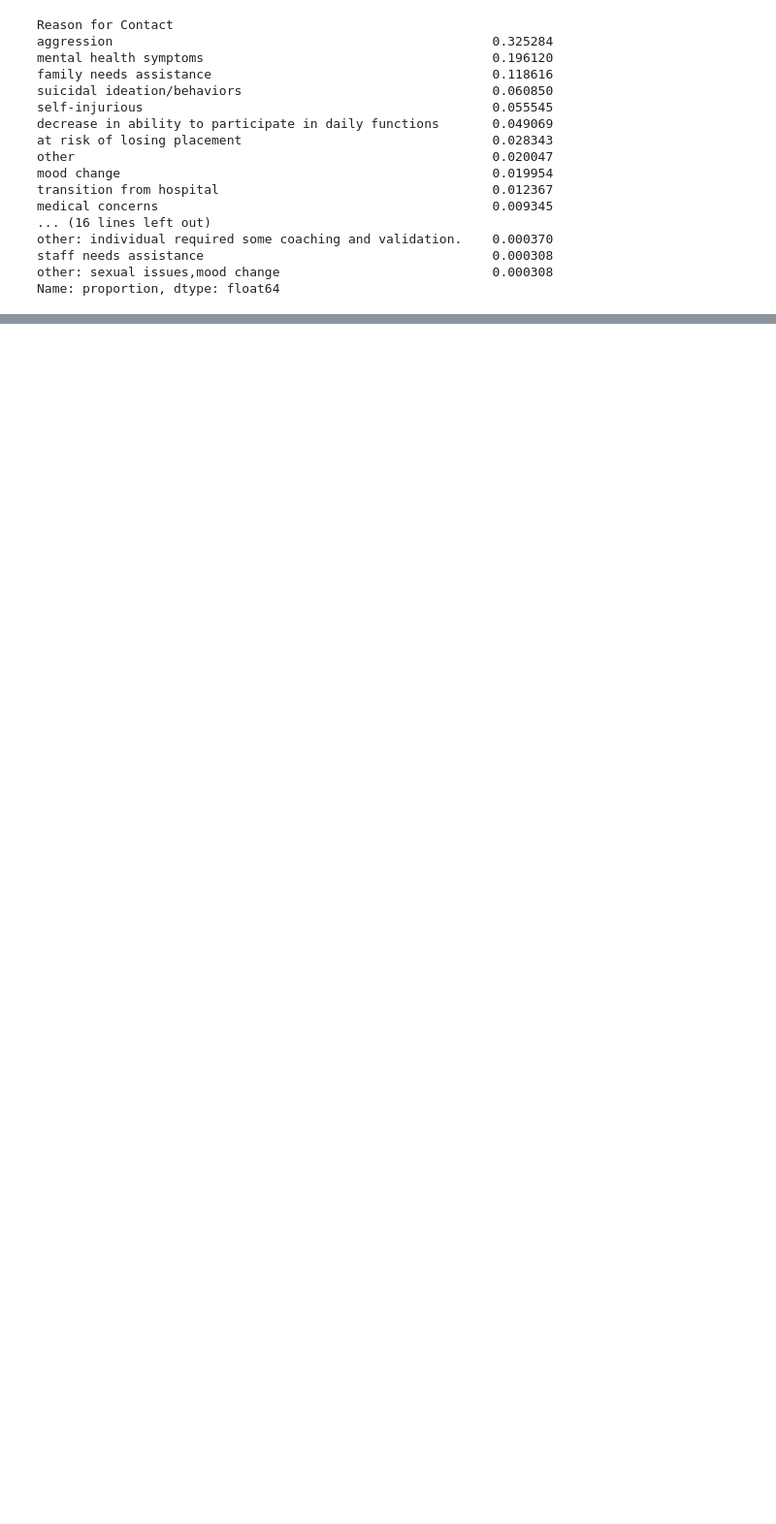
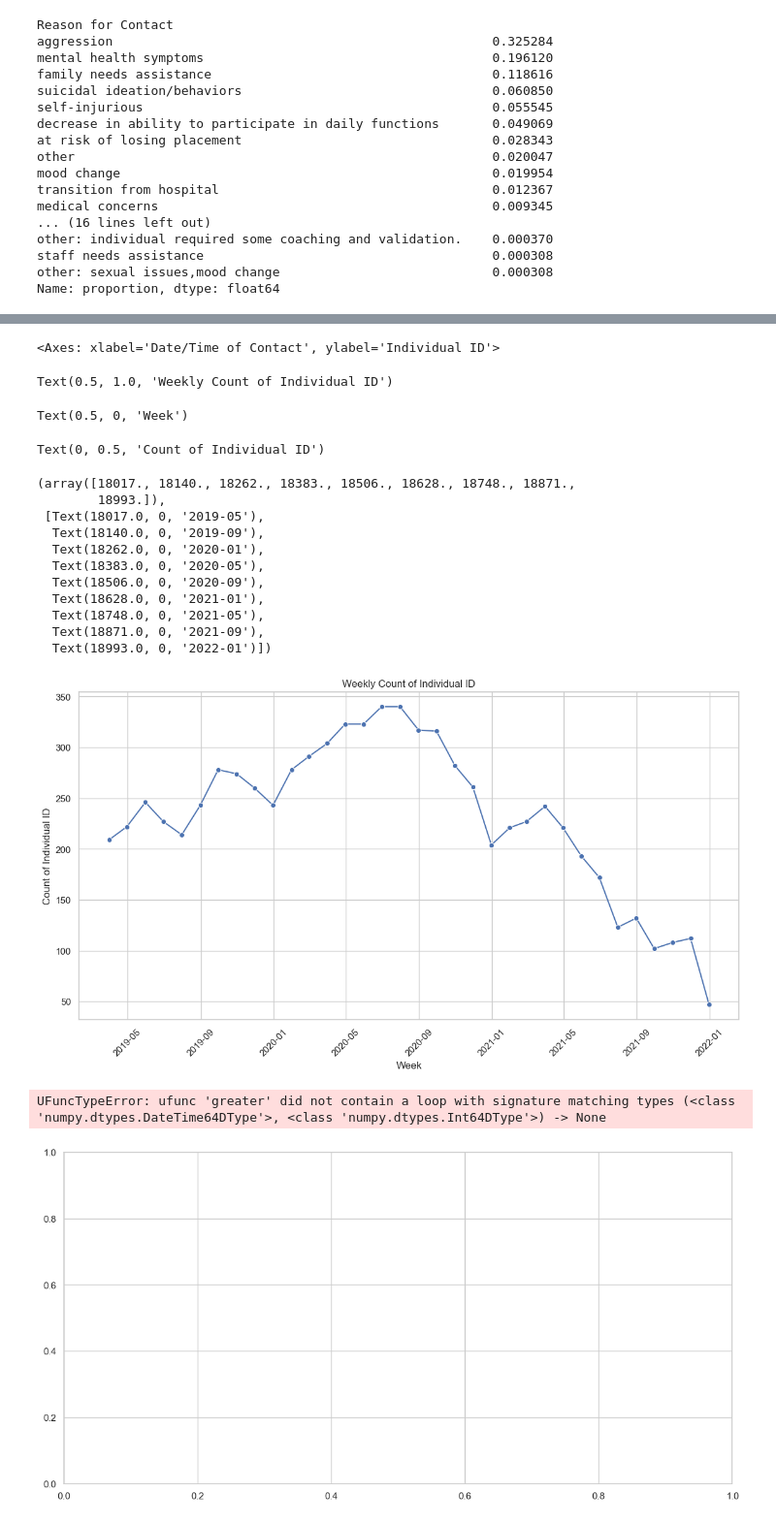
Before and after one commit to orenpk/QSS-20-Final-Project, a Jupyter notebook: code/Question3/question3_v1.ipynb, the cells around one changed output, grey strips where cells are left out. Shown at 97% size. Drawn from its saved outputs; the diff is of its cells as text; code cells hidden in the pictures; blank space fills up the shorter version.

Commit message:
clean reason for contact data and visualize

```diff
--- a/code/Question3/question3_v1.ipynb
+++ b/code/Question3/question3_v1.ipynb
@@ -103,4 +129,4 @@ df2 = df1_clean.apply(lambda row: pd.Series({
     **{f'is_{cat}': cat.lower() in row['Reason for Contact'].lower() for cat in categories}
 }), axis=1)
 # %%
-df2
+df2['is_other'] = df2['Reason for Contact'].apply(lambda x: True if 'other' in x.lower() else False)
@@ -146,0 +278,23 @@ SyntaxError: invalid syntax (2225691262.py, line 2)
+# %%
+# Normalize each 'is_...' column by 'Individual ID' counts
+cols_to_normalize = weekly_grouped.columns[2:]  # Assuming columns to normalize are from the 3rd column onwards
+
+weekly_grouped[cols_to_normalize] = weekly_grouped[cols_to_normalize].div(weekly_grouped['Individual ID'], axis=0)
+
+# Set the style
+sns.set(style="whitegrid")
+
+# Plot multiple line graphs
+plt.figure(figsize=(14, 7))
+
+# Plot each categorical column
+for column in cols_to_normalize:
+    sns.lineplot(x='Date/Time of Contact', y=column, data=weekly_grouped, marker='o', label=column)
+
+plt.title('Weekly Proportion of Categorical Events')
+plt.xlabel('Week')
+plt.ylabel('Proportion')
+plt.xticks(rotation=45)
+plt.legend(loc='upper left', bbox_to_anchor=(1, 1), title='Events')
+plt.tight_layout()
+plt.show()
@@ -146,0 +315,21 @@ SyntaxError: invalid syntax (2225691262.py, line 2)
+# %%
+plt.figure(figsize=(14, 7))
+sns.lineplot(x='Date/Time of Contact', y='Individual ID', data=weekly_grouped, marker='o')
+plt.title('Weekly Count of Individual ID')
+plt.xlabel('Week')
+plt.ylabel('Count of Individual ID')
+plt.xticks(rotation=45)
+plt.show()
+
+# Stacked bar chart for categorical data
+df_cat = weekly_grouped.drop(columns='Individual ID')
+
+ax = df_cat.plot(kind='bar', stacked=True, figsize=(14, 7), colormap='tab20')
+plt.title('Weekly Sum of Categorical Events')
+plt.xlabel('Week')
+plt.ylabel('Count')
+plt.xticks(rotation=45)
+plt.legend(loc='upper left', bbox_to_anchor=(1, 1), title='Events')
+plt.tight_layout()
+plt.show()
+# %% [output]
@@ -146,0 +337,18 @@ SyntaxError: invalid syntax (2225691262.py, line 2)
+<Axes: xlabel='Date/Time of Contact', ylabel='Individual ID'>
+Text(0.5, 1.0, 'Weekly Count of Individual ID')
+Text(0.5, 0, 'Week')
+Text(0, 0.5, 'Count of Individual ID')
+(array([18017., 18140., 18262., 18383., 18506., 18628., 18748., 18871.,
+        18993.]),
+ [Text(18017.0, 0, '2019-05'),
+  Text(18140.0, 0, '2019-09'),
+  Text(18262.0, 0, '2020-01'),
+  Text(18383.0, 0, '2020-05'),
+  Text(18506.0, 0, '2020-09'),
+  Text(18628.0, 0, '2021-01'),
+  Text(18748.0, 0, '2021-05'),
+  Text(18871.0, 0, '2021-09'),
+  Text(18993.0, 0, '2022-01')])
+[figure, added]
+UFuncTypeError: ufunc 'greater' did not contain a loop with signature matching types (<class 'numpy.dtypes.DateTime64DType'>, <class 'numpy.dtypes.Int64DType'>) -> None
+[figure, added]
```
Also changed, not shown: parts of 19 cells of this notebook.
